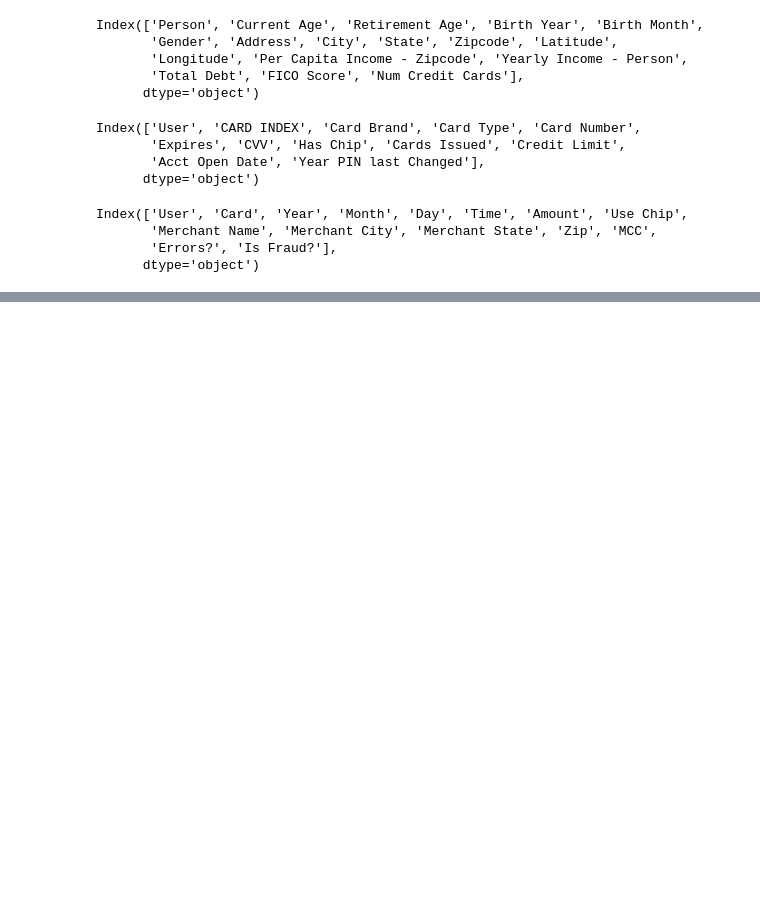
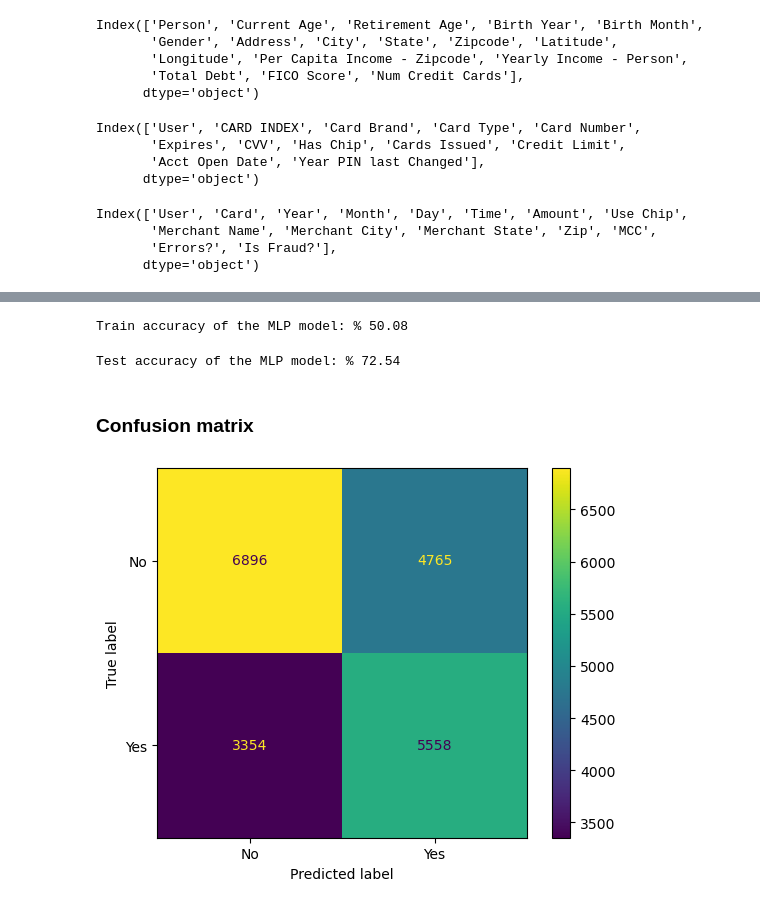
Before and after one commit to Hoomaaan/Finance-Fraud-Detection, a Jupyter notebook: main.ipynb, the cells around one changed output, grey strips where cells are left out. Saved outputs shown, nothing was run; the diff lists cells and outputs as text; code cells hidden in the pictures; blank space fills up the shorter version.

```diff
--- a/main.ipynb
+++ b/main.ipynb
@@ -193,0 +322,19 @@ Index(['User', 'Card', 'Year', 'Month', 'Day', 'Time', 'Amount', 'Use Chip',
+# %%
+user_trans_card_downsampled_df['Amount'] = user_trans_card_downsampled_df['Amount'].str[1:].astype(float)
+user_trans_card_downsampled_df['Yearly Income - Person'] = user_trans_card_downsampled_df['Yearly Income - Person'].str[1:].astype(float)
+user_trans_card_downsampled_df['Total Debt'] = user_trans_card_downsampled_df['Total Debt'].str[1:].astype(float)
+user_trans_card_downsampled_df['Credit Limit'] = user_trans_card_downsampled_df['Credit Limit'].str[1:].astype(float)
+# %%
+# now split the data to train and test dataset to be able to measure the performance of the model
+from sklearn.model_selection import train_test_split
+
+X = user_trans_card_downsampled_df.drop('Is Fraud?', axis=1)
+X = pd.get_dummies(X)
+y = user_trans_card_downsampled_df['Is Fraud?']
+
+X_train, X_test, y_train, y_test = train_test_split(X, y, test_size=0.3, random_state=42)
+# %%
+from sklearn.linear_model import LogisticRegression
+
+lr = LogisticRegression()
+lr.fit(X_train, y_train)
@@ -193,0 +410,12 @@ Index(['User', 'Card', 'Year', 'Month', 'Day', 'Time', 'Amount', 'Use Chip',
+# %%
+nn_acc_train_std = clf_std.score(X_train, y_train)
+print(f"Train accuracy of the MLP model: % {nn_acc_train_std * 100 :.2f}")
+# %% [output]
+Train accuracy of the MLP model: % 50.08
+# %%
+nn_acc_test_std = clf_std.score(scaler.transform(X_test), y_test)
+print(f"Test accuracy of the MLP model: % {nn_acc_test_std * 100 :.2f}")
+# %% [output]
+Test accuracy of the MLP model: % 72.54
+# %% [markdown]
+### Confusion matrix
@@ -193,0 +424,9 @@ Index(['User', 'Card', 'Year', 'Month', 'Day', 'Time', 'Amount', 'Use Chip',
+# %%
+def plot_confusion_matrix(model):
+    cm = confusion_matrix(model.predict(X_test), y_test)
+    ConfusionMatrixDisplay(confusion_matrix=cm,
+                        display_labels=lr.classes_).plot()
+# %%
+plot_confusion_matrix(lr)
+# %% [output]
+[figure, added]
```
Also changed, not shown: parts of 39 cells of this notebook.
